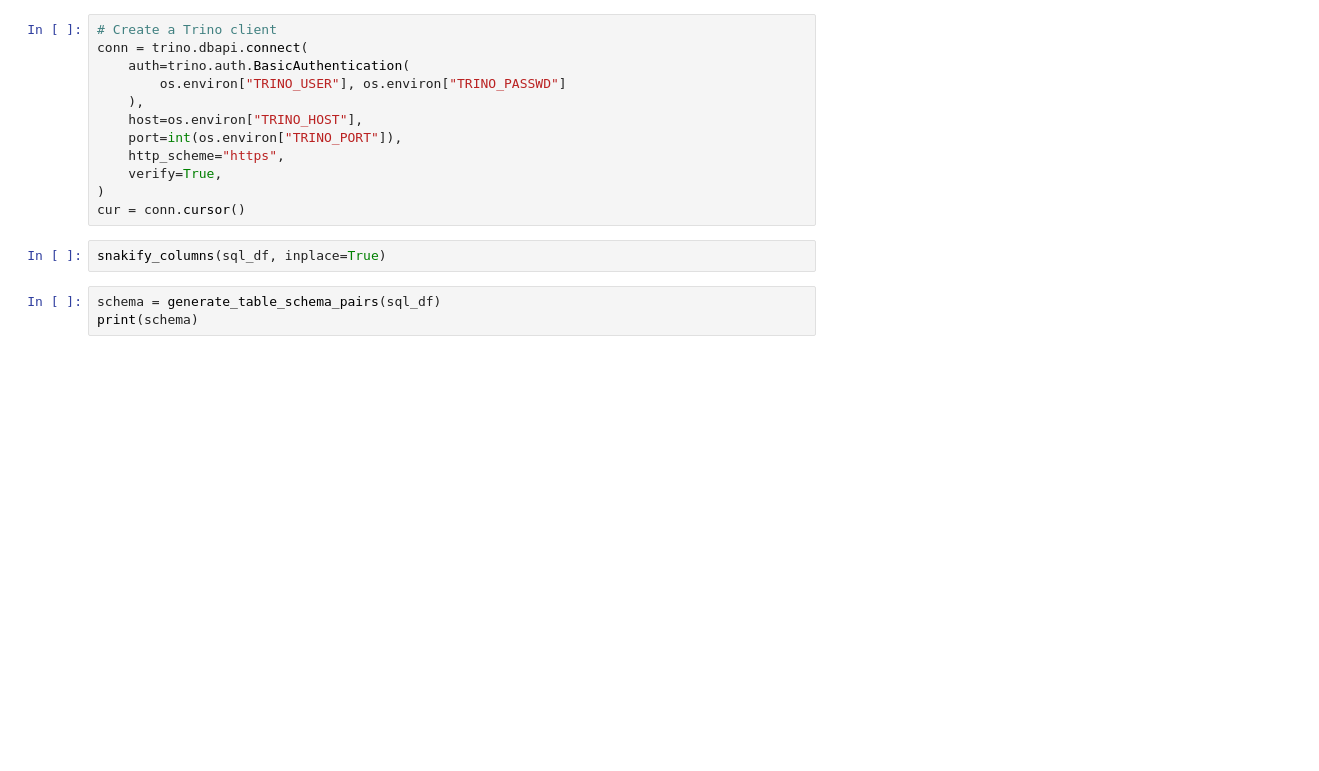
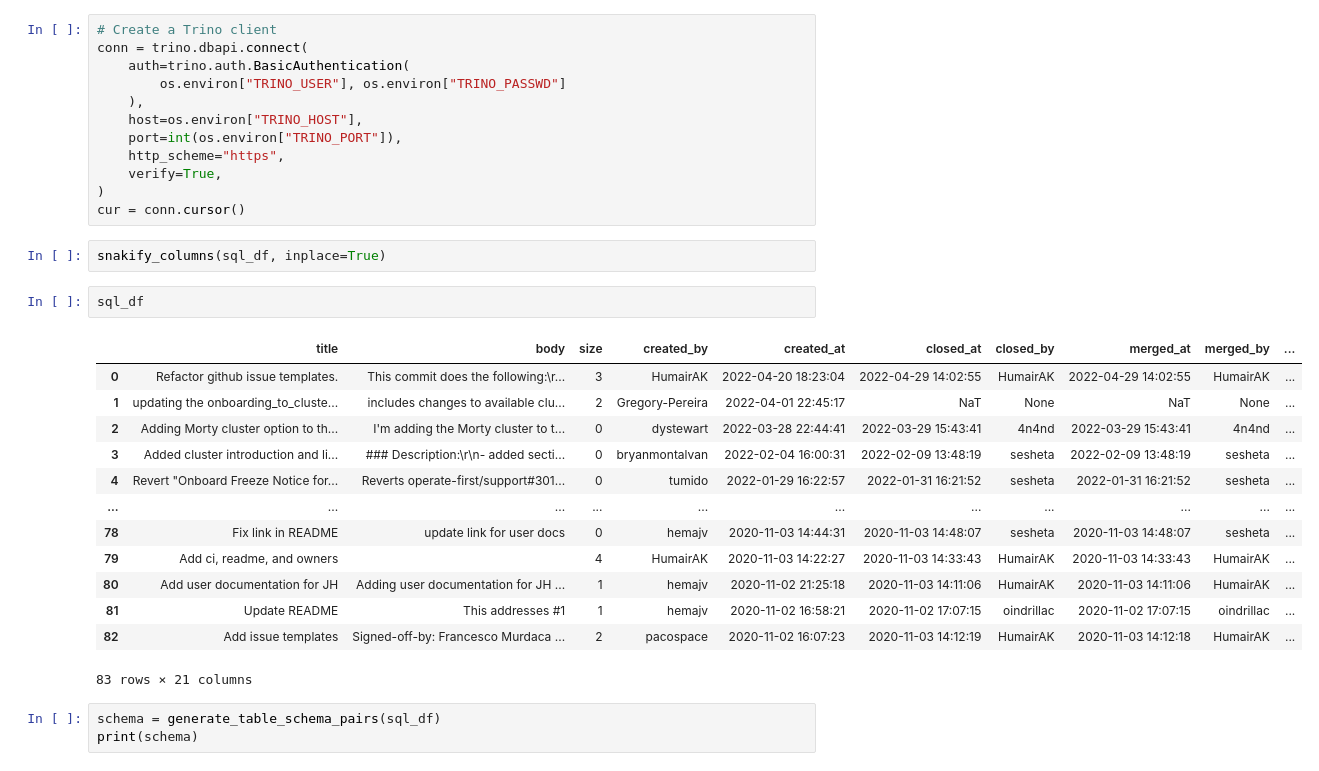
Before and after one commit to aicoe-aiops/ocp-ci-analysis, a Jupyter notebook: notebooks/time-to-merge-prediction/workshop/02_feature_engineering.ipynb, the cells around one changed output. Cells and saved outputs as stored; diff of their text form; blank space fills up the shorter version.

```diff
--- a/notebooks/time-to-merge-prediction/workshop/02_feature_engineering.ipynb
+++ b/notebooks/time-to-merge-prediction/workshop/02_feature_engineering.ipynb
@@ -858,6 +862,22 @@ conn = trino.dbapi.connect(
 cur = conn.cursor()
 # %%
 snakify_columns(sql_df, inplace=True)
+# %%
+sql_df
+# %% [output]
+|  | title | body | size | created_by | created_at | closed_at | closed_by | merged_at | merged_by | ... |
+| 0 | Refactor github issue templates. | This commit does the following:\r... | 3 | HumairAK | 2022-04-20 18:23:04 | 2022-04-29 14:02:55 | HumairAK | 2022-04-29 14:02:55 | HumairAK | ... |
+| 1 | updating the onboarding_to_cluste... | includes changes to available clu... | 2 | Gregory-Pereira | 2022-04-01 22:45:17 | NaT | None | NaT | None | ... |
+| 2 | Adding Morty cluster option to th... | I'm adding the Morty cluster to t... | 0 | dystewart | 2022-03-28 22:44:41 | 2022-03-29 15:43:41 | 4n4nd | 2022-03-29 15:43:41 | 4n4nd | ... |
+| 3 | Added cluster introduction and li... | ### Description:\r\n- added secti... | 0 | bryanmontalvan | 2022-02-04 16:00:31 | 2022-02-09 13:48:19 | sesheta | 2022-02-09 13:48:19 | sesheta | ... |
+| 4 | Revert "Onboard Freeze Notice for... | Reverts operate-first/support#301... | 0 | tumido | 2022-01-29 16:22:57 | 2022-01-31 16:21:52 | sesheta | 2022-01-31 16:21:52 | sesheta | ... |
+| ... | ... | ... | ... | ... | ... | ... | ... | ... | ... | ... |
+| 78 | Fix link in README | update link for user docs | 0 | hemajv | 2020-11-03 14:44:31 | 2020-11-03 14:48:07 | sesheta | 2020-11-03 14:48:07 | sesheta | ... |
+| 79 | Add ci, readme, and owners |  | 4 | HumairAK | 2020-11-03 14:22:27 | 2020-11-03 14:33:43 | HumairAK | 2020-11-03 14:33:43 | HumairAK | ... |
+| 80 | Add user documentation for JH | Adding user documentation for JH ... | 1 | hemajv | 2020-11-02 21:25:18 | 2020-11-03 14:11:06 | HumairAK | 2020-11-03 14:11:06 | HumairAK | ... |
+| 81 | Update README | This addresses #1 | 1 | hemajv | 2020-11-02 16:58:21 | 2020-11-02 17:07:15 | oindrillac | 2020-11-02 17:07:15 | oindrillac | ... |
+| 82 | Add issue templates | Signed-off-by: Francesco Murdaca ... | 2 | pacospace | 2020-11-02 16:07:23 | 2020-11-03 14:12:19 | HumairAK | 2020-11-03 14:12:18 | HumairAK | ... |
+83 rows × 21 columns
 # %%
 schema = generate_table_schema_pairs(sql_df)
 print(schema)
```
Also changed, not shown: parts of 10 cells of this notebook, 3 other files.
